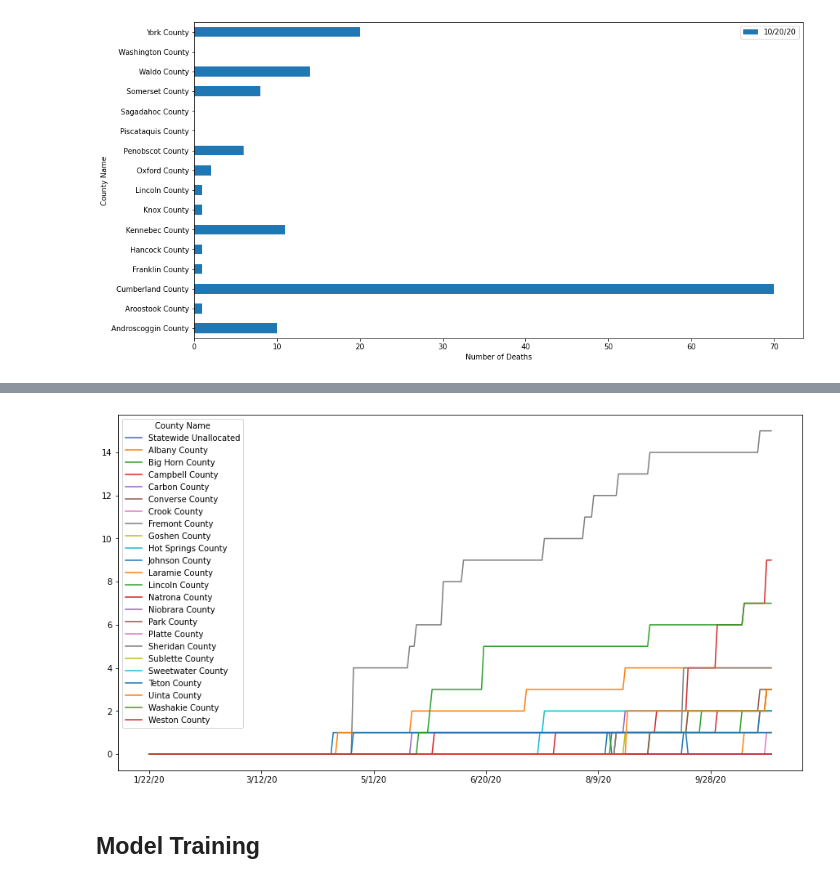
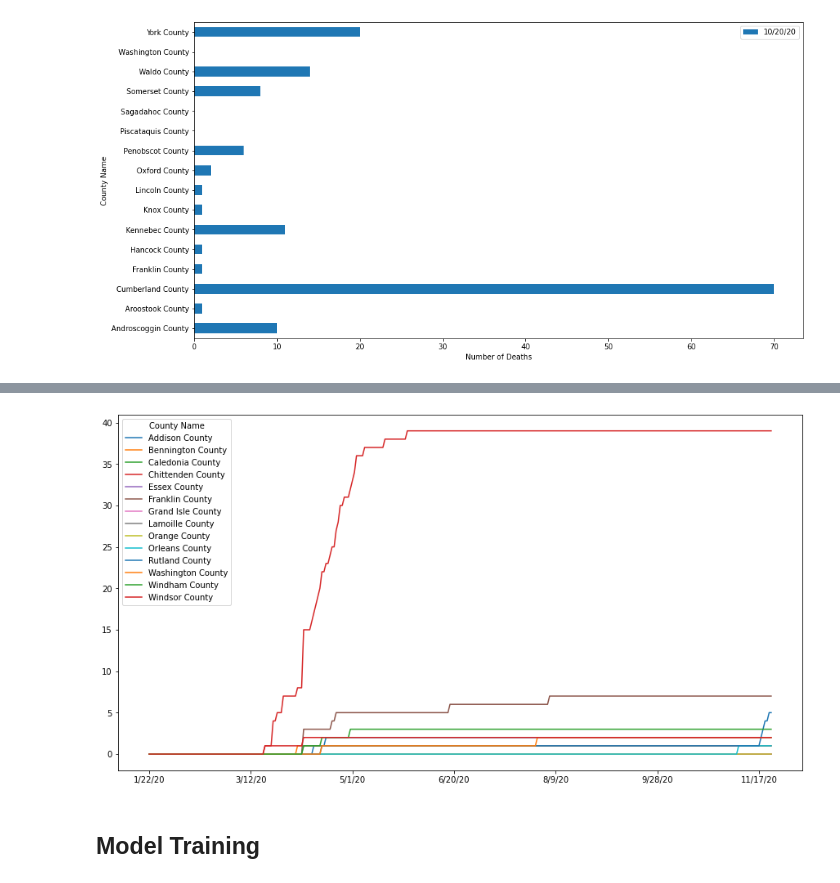
Before and after one commit to DeanTown/COVID19-Spread-Machine-Learning, a Jupyter notebook: GetNewData.ipynb, the cells around one changed output, grey strips where cells are left out. Drawn from its saved outputs; the diff is of its cells as text; code cells hidden in the pictures.

```diff
--- a/GetNewData.ipynb
+++ b/GetNewData.ipynb
@@ -272,21 +272,21 @@ cases_by_state('VT')
 # %%
 # deaths_by_state -> None
 # Takes a state and generates a line graph that shows the number of deaths for each
 # county in that state over the entire date range.
 def deaths_by_state(state):
     graphing_df = deaths_df.copy()
     graphing_df = graphing_df.set_index('County Name')
     graphing_df = graphing_df.loc[graphing_df['State'] == state]
     graphing_df = graphing_df.drop(columns=graphing_df.columns[[0,1,2]])
 
     for column in graphing_df:
         graphing_df[column] = graphing_df[column].astype(int)
 
     graphing_df.transpose().plot(figsize=(15,8))
 
-deaths_by_state('WY')
+deaths_by_state('VT')
 # %% [output]
-[figure, old version]
+[figure, new version]
 # %% [markdown]
 ## Model Training
 # %%
```
Also changed, not shown: parts of 6 cells of this notebook, 5 other files.
